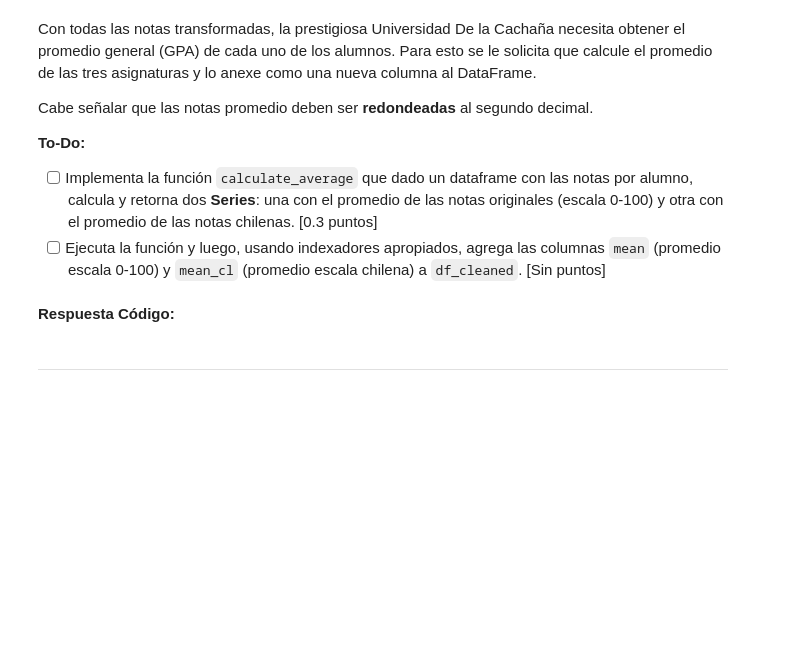
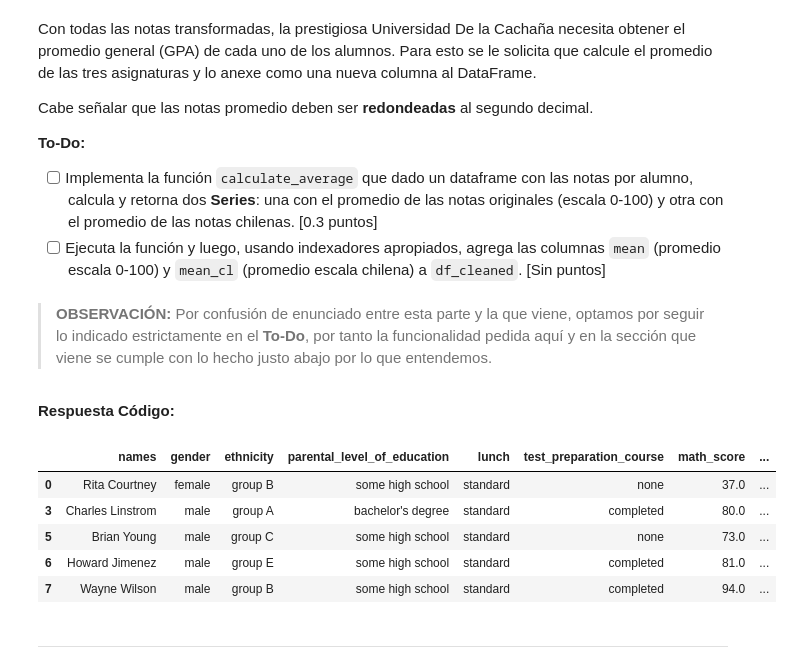
Before and after one commit to enzo-toledo/MDS7202, a Jupyter notebook: labs/lab_3/Lab3_Enunciado.ipynb, the cells around one changed output. Drawn from its saved outputs; the diff is of its cells as text; code cells hidden in the pictures; blank space fills up the shorter version.

Commit message:
Finalización Primera Mitad del Lab3 (hasta 1.3.2)

```diff
--- a/labs/lab_3/Lab3_Enunciado.ipynb
+++ b/labs/lab_3/Lab3_Enunciado.ipynb
@@ -183,5 +407,7 @@ Cabe señalar que las notas promedio deben ser **redondeadas** al segundo decima
 **To-Do:**
 - [ ] Implementa la función `calculate_average` que dado un dataframe con las notas por alumno, calcula y retorna dos **Series**: una con el promedio de las notas originales (escala 0-100) y otra con el promedio de las notas chilenas. [0.3 puntos]
 - [ ] Ejecuta la función y luego, usando indexadores apropiados, agrega las columnas `mean` (promedio escala 0-100) y `mean_cl` (promedio escala chilena) a `df_cleaned`. [Sin puntos]
+# %% [markdown]
+> **OBSERVACIÓN:** Por confusión de enunciado entre esta parte y la que viene, optamos por seguir lo indicado estrictamente en el **To-Do**, por tanto la funcionalidad pedida aquí y en la sección que viene se cumple con lo hecho justo abajo por lo que entendemos.
 # %% [markdown]
 **Respuesta Código:**
@@ -191,5 +414,30 @@ def to_chilean_grade(df: pd.DataFrame, columna: str) -> tuple[pd.Series, pd.Seri
+# %%
+# Implementamos función calculate_average:
+def calculate_average(df: pd.DataFrame) -> tuple[pd.Series, pd.Series]:
+    # Primera Serie con el promedio de las notas originales por alumno:
+    original_average = df[["math_score", "reading_score", "writing_score"]].mean(axis=1).round(2)
+    assert type(original_average) is pd.Series
+
+    # Segunda Serie con el promedio de las notas en escala chilena del 1.0 al 7.0:
+    chilean_grades = df[["math_score", "reading_score", "writing_score"]] / 100 * 6 + 1
+    chilean_average = chilean_grades.mean(axis=1).round(2)
+    assert type(chilean_average) is pd.Series
+
+    return original_average, chilean_average
 # %%
 # En esta celda ejecuta la función y luego usa indexadores para agregar las nuevas columnas al dataframe limpio
+new_columns = calculate_average(df_cleaned)
+df_cleaned["mean"] = new_columns[0]
+df_cleaned["mean_cl"] = new_columns[1]
+# %%
+df_cleaned.head()
+# %% [output]
+|  | names | gender | ethnicity | parental_level_of_education | lunch | test_preparation_course | math_score | ... |
+| 0 | Rita Courtney | female | group B | some high school | standard | none | 37.0 | ... |
+| 3 | Charles Linstrom | male | group A | bachelor's degree | standard | completed | 80.0 | ... |
+| 5 | Brian Young | male | group C | some high school | standard | none | 73.0 | ... |
+| 6 | Howard Jimenez | male | group E | some high school | standard | completed | 81.0 | ... |
+| 7 | Wayne Wilson | male | group B | some high school | standard | completed | 94.0 | ... |
 # %% [markdown]
 ---
 # %% [markdown]
```
Also changed, not shown: parts of 20 cells of this notebook.
